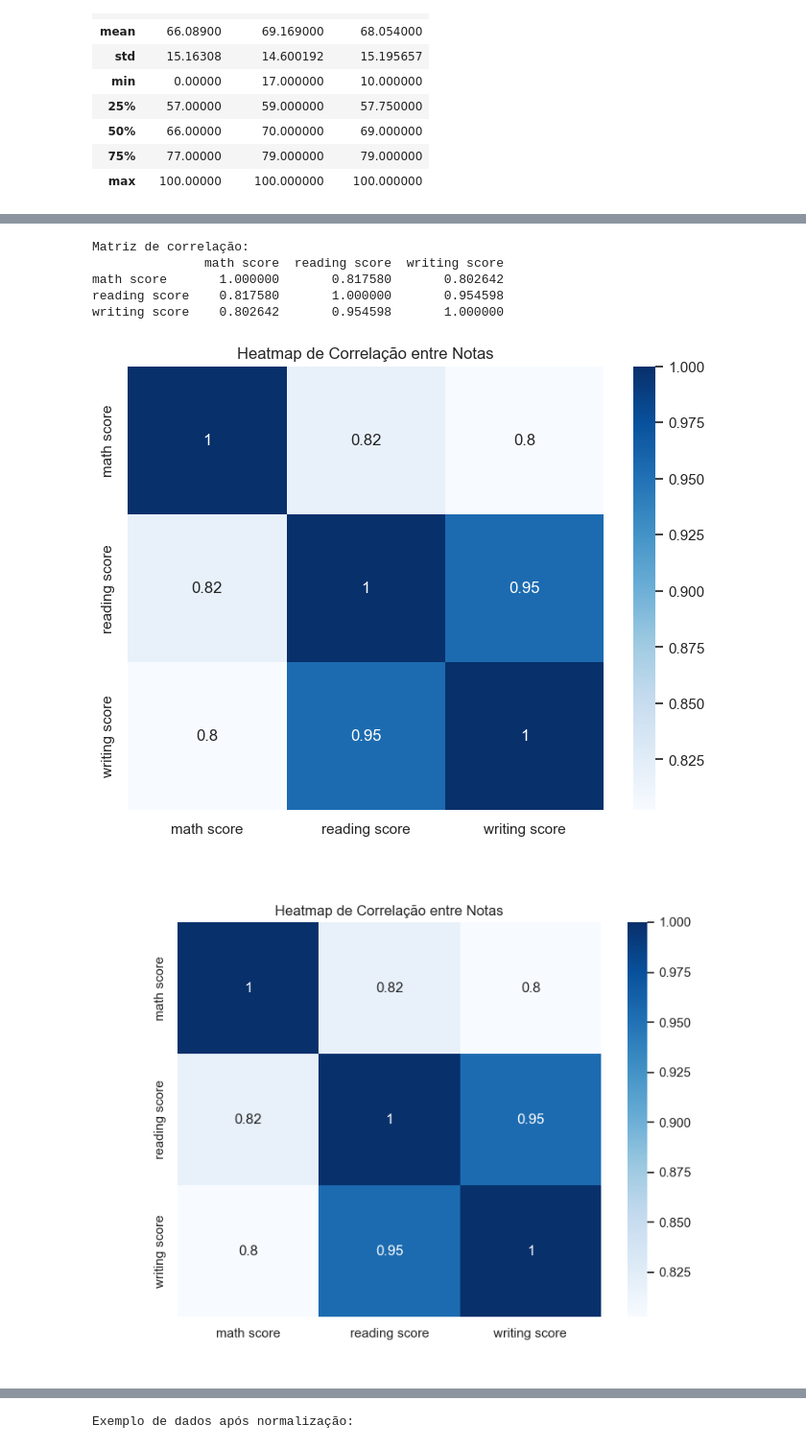
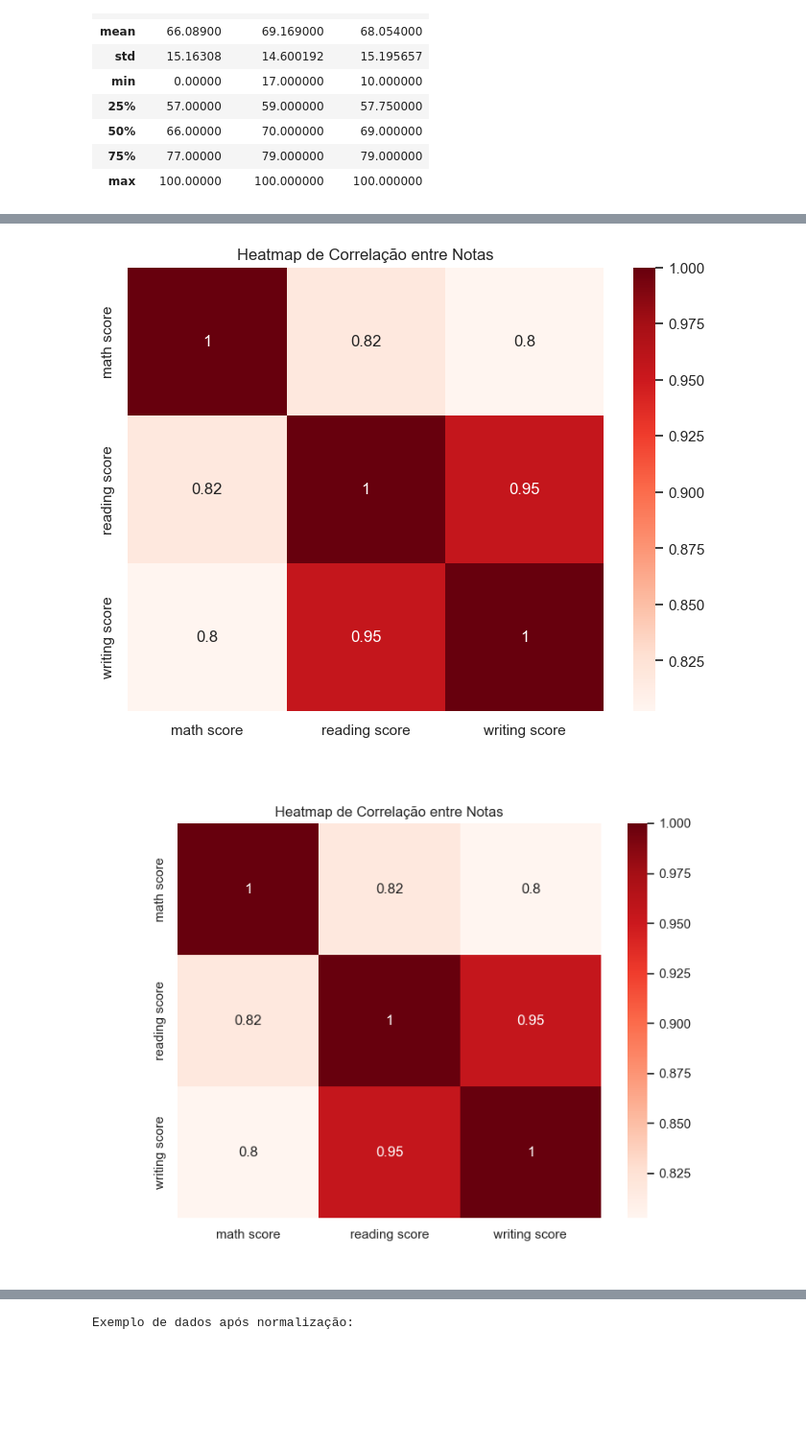
Before and after one commit to snowdutra/Machine-Learning, a Jupyter notebook: docs/arvore-decisao/arvore_decisao.ipynb, the cells around one changed output, grey strips where cells are left out. Shown: that part at 96% size. Saved outputs shown, nothing was run; the diff lists cells and outputs as text; code cells hidden in the pictures; blank space fills up the shorter version.

```diff
--- a/docs/arvore-decisao/arvore_decisao.ipynb
+++ b/docs/arvore-decisao/arvore_decisao.ipynb
@@ -8,8 +0,0 @@ Vamos importar as principais bibliotecas para manipulação, visualização e mo
-# %%
-import pandas as pd
-import numpy as np
-import matplotlib.pyplot as plt
-import seaborn as sns
-
-# Configurar estilo dos gráficos
-sns.set(style="whitegrid")
@@ -113,20 +96,9 @@ Calcule e visualize a matriz de correlação entre as notas e outras variáveis
 # %%
-corr = df[['math score', 'reading score', 'writing score']].corr()
-print('Matriz de correlação:')
-print(corr)
-
 plt.figure(figsize=(8, 6))
-sns.heatmap(corr, annot=True, cmap='Blues')
+sns.heatmap(corr, annot=True, cmap='Reds')
 plt.title('Heatmap de Correlação entre Notas')
 plt.savefig('imagens/heatmap_correlacao.png')
 plt.show()
-from IPython.display import Image, display
-display(Image(filename='imagens/heatmap_correlacao.png'))
 # %% [output]
-Matriz de correlação:
-               math score  reading score  writing score
-math score       1.000000       0.817580       0.802642
-reading score    0.817580       1.000000       0.954598
-writing score    0.802642       0.954598       1.000000
-[figure, old version]
+[figure, new version]
-[figure, old version]
+[figure, new version]
```
Also changed, not shown: parts of 25 cells of this notebook, 50 other files.
